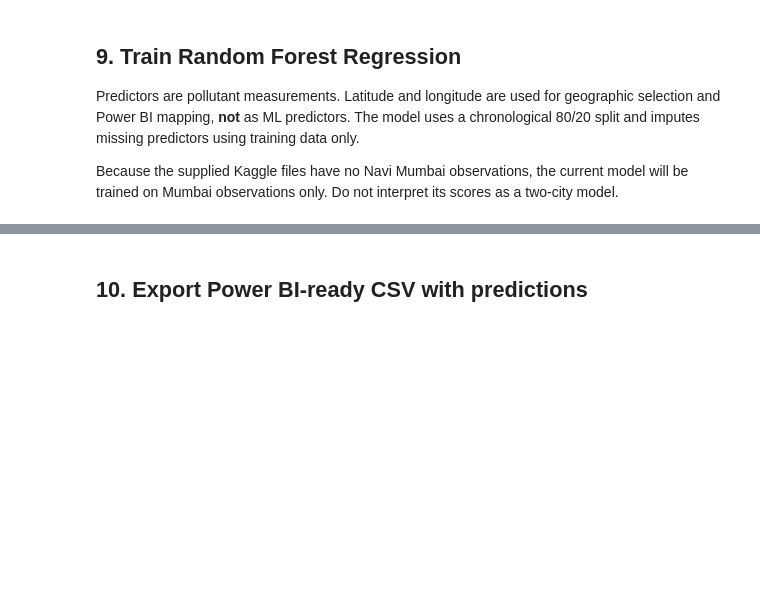
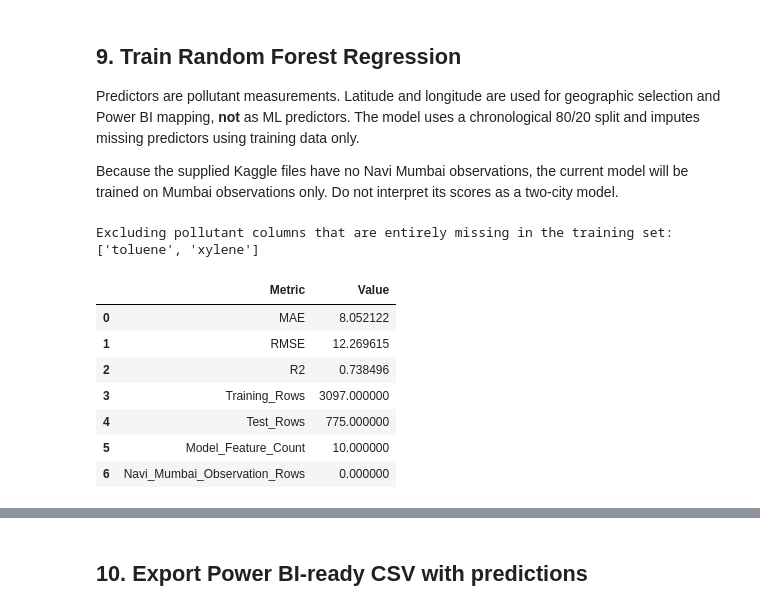
Before and after one commit to shubhamjatania17/DV-Mini-Project, a Jupyter notebook: ML_Pipeline.ipynb, the cells around one changed output, grey strips where cells are left out. Cells and saved outputs as stored; diff of their text form; code cells hidden in the pictures; blank space fills up the shorter version.

```diff
--- a/ML_Pipeline.ipynb
+++ b/ML_Pipeline.ipynb
@@ -286,38 +409,62 @@ if split_at < 2 or len(model_data) - split_at < 1:
 train_df = model_data.iloc[:split_at].copy()
 test_df = model_data.iloc[split_at:].copy()
 
-X_train = train_df[pollutant_cols]
+# Keep only pollutant columns with at least one observed value in the training period.
+# SimpleImputer may otherwise drop all-empty columns, causing feature-importance length mismatches.
+model_feature_cols = [
+    col for col in pollutant_cols
+    if train_df[col].notna().any()
+]
+dropped_empty_features = sorted(set(pollutant_cols) - set(model_feature_cols))
+if dropped_empty_features:
+    print("Excluding pollutant columns that are entirely missing in the training set:",
+          dropped_empty_features)
+if not model_feature_cols:
+    raise ValueError("No pollutant features have observed values in the training set.")
+
+X_train = train_df[model_feature_cols]
 y_train = train_df["aqi"]
-X_test = test_df[pollutant_cols]
+X_test = test_df[model_feature_cols]
 y_test = test_df["aqi"]
 
 model = Pipeline(steps=[
     ("imputer", SimpleImputer(strategy="median")),
     ("rf", RandomForestRegressor(
         n_estimators=300,
         min_samples_leaf=2,
         random_state=42,
         n_jobs=-1
     ))
 ])
 
 model.fit(X_train, y_train)
 y_pred = model.predict(X_test)
 
 mae = mean_absolute_error(y_test, y_pred)
 rmse = np.sqrt(mean_squared_error(y_test, y_pred))
 r2 = r2_score(y_test, y_pred) if len(y_test) > 1 else np.nan
 
 metrics = pd.DataFrame([
     {"Metric": "MAE", "Value": mae},
     {"Metric": "RMSE", "Value": rmse},
     {"Metric": "R2", "Value": r2},
     {"Metric": "Training_Rows", "Value": len(train_df)},
     {"Metric": "Test_Rows", "Value": len(test_df)},
+    {"Metric": "Model_Feature_Count", "Value": len(model_feature_cols)},
     {"Metric": "Navi_Mumbai_Observation_Rows", "Value": int((clean["city"].str.lower() == "navi mumbai").sum())}
 ])
 display(metrics)
 metrics.to_csv(OUTPUT_DIR / "model_metrics.csv", index=False)
+# %% [output]
+Excluding pollutant columns that are entirely missing in the training set: ['toluene', 'xylene']
+|  | Metric | Value |
+| 0 | MAE | 8.052122 |
+| 1 | RMSE | 12.269615 |
+| 2 | R2 | 0.738496 |
+| 3 | Training_Rows | 3097.000000 |
+| 4 | Test_Rows | 775.000000 |
+| 5 | Model_Feature_Count | 10.000000 |
+| 6 | Navi_Mumbai_Observation_Rows | 0.000000 |
 # %%
 # Actual vs predicted plot
 plt.figure(figsize=(7, 7))
```
Also changed, not shown: parts of 11 cells of this notebook, 5 other files.
